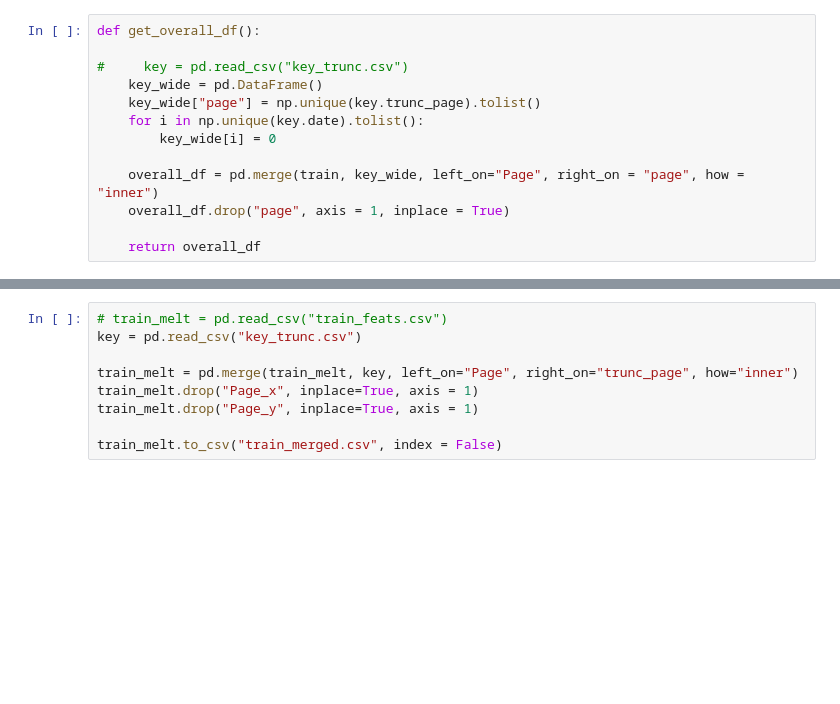
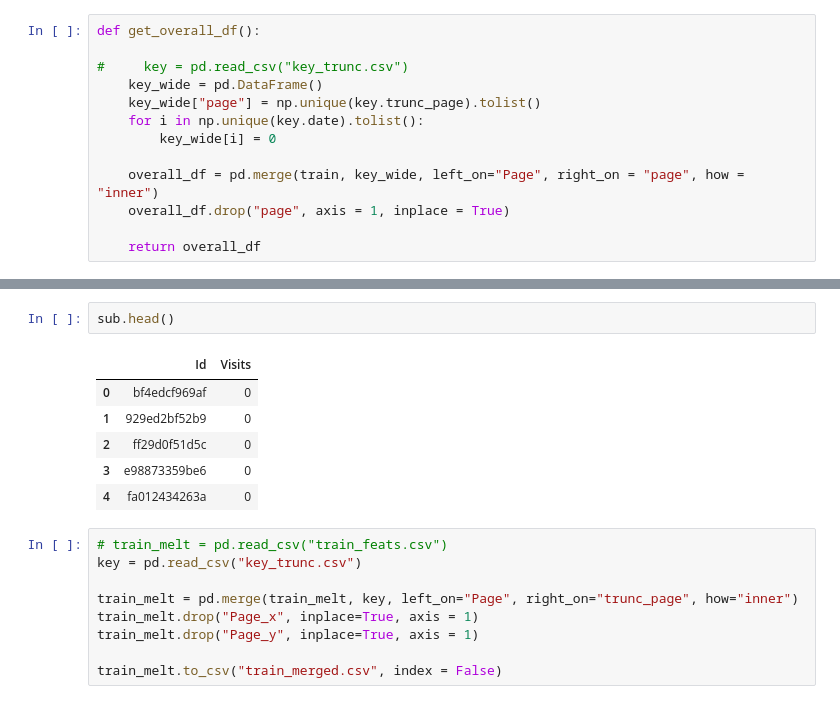
Before and after one commit to shubh24/web_traffic_prediction, a Jupyter notebook: explore.ipynb, the cells around one changed output, grey strips where cells are left out. Cells and saved outputs as stored; diff of their text form; blank space fills up the shorter version.

```diff
--- a/explore.ipynb
+++ b/explore.ipynb
@@ -210,3 +274,12 @@ Name: 2017-01-01, Length: 145063, dtype: int64
+# %%
+sub.head()
+# %% [output]
+|  | Id | Visits |
+| 0 | bf4edcf969af | 0 |
+| 1 | 929ed2bf52b9 | 0 |
+| 2 | ff29d0f51d5c | 0 |
+| 3 | e98873359be6 | 0 |
+| 4 | fa012434263a | 0 |
 # %%
 # train_melt = pd.read_csv("train_feats.csv")
 key = pd.read_csv("key_trunc.csv")
```
Also changed, not shown: parts of 15 cells of this notebook.
